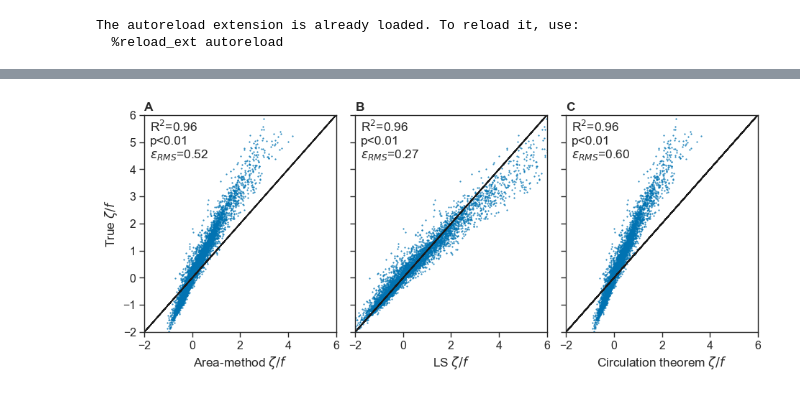
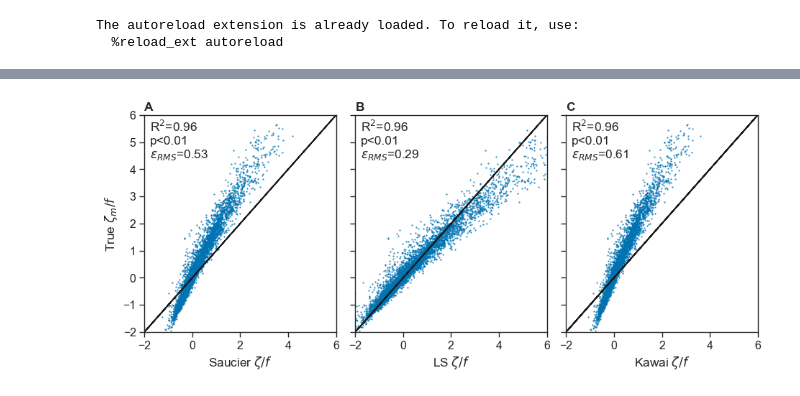
Before and after one commit to sessink/velocity_gradients, a Jupyter notebook: notebooks/compare_methods.ipynb, the cells around one changed output, grey strips where cells are left out. Drawn from its saved outputs; the diff is of its cells as text; code cells hidden in the pictures.

```diff
--- a/notebooks/compare_methods.ipynb
+++ b/notebooks/compare_methods.ipynb
@@ -75,7 +86,7 @@ Data variables:
 # %%
 from scipy.spatial import ConvexHull, convex_hull_plot_2d
 # %%
-xi, yi = make_n_hexs(0.1, 1, 1, 6)
+xi, yi = make_n_hexs(0.1, 3, 1, 6)
 
 fu=fu_list[0]
 fv=fv_list[0]
@@ -109,0 +139,5 @@ plt.plot(points_n[hull_n.vertices,0], points_n[hull_n.vertices,1], 'b--', lw=2)
+# %%
+xtest = np.arange(np.min(points[:,0]),np.max(points[:,0]),0.001)
+ytest = np.arange(np.min(points[:,1]),np.max(points[:,1]),0.001)
+# %%
+x,y = np.meshgrid(xtest,ytest)
@@ -181,8 +240,8 @@ ax[0].plot(SAU,TRUE,'.', markersize=1)
 ax[0].plot(TRUE,TRUE,color='k')
 ax[0].set_ylim(-2,6)
 ax[0].set_xlim(-2,6)
-ax[0].set_ylabel('True $\zeta/f$')
-ax[0].set_xlabel('Area-method $\zeta/f$')
+ax[0].set_ylabel('True $\zeta_m/f$')
+ax[0].set_xlabel('Saucier $\zeta/f$')
 
 r,p = pearsonr(SAU, TRUE)
 e = np.sqrt( np.mean( (SAU-TRUE)**2 ) )
@@ -190,32 +249,32 @@ r2=r**2
 ax[0].annotate(rf'R$^2$={r2:2.2f}'+'\n'+r'p<0.01'+'\n'+rf'$\epsilon_{{RMS}}$={e:2.2f}',(0.03,0.8),xycoords='axes fraction')
 
 
 ax[1].plot(LS,TRUE,'.', markersize=1)
 ax[1].plot(TRUE,TRUE,color='k')
 ax[1].set_ylim(-2,6)
 ax[1].set_xlim(-2,6)
 ax[1].set_xlabel('LS $\zeta/f$')
 
 r,p = pearsonr(LS, TRUE)
 e = np.sqrt( np.mean( (LS-TRUE)**2 ) )
 r2=r**2
 ax[1].annotate(rf'R$^2$={r2:2.2f}'+'\n'+r'p<0.01'+'\n'+rf'$\epsilon_{{RMS}}$={e:2.2f}',(0.03,0.8),xycoords='axes fraction')
 
 ax[2].plot(KAW,TRUE,'.', markersize=1)
 ax[2].plot(TRUE,TRUE,color='k')
 ax[2].set_ylim(-2,6)
 ax[2].set_xlim(-2,6)
-ax[2].set_xlabel('Circulation theorem $\zeta/f$')
+ax[2].set_xlabel('Kawai $\zeta/f$')
 
 r,p = pearsonr(KAW, TRUE)
 e = np.sqrt( np.mean( (KAW-TRUE)**2 ) )
 r2=r**2
 ax[2].annotate(rf'R$^2$={r2:2.2f}'+'\n'+r'p<0.01'+'\n'+rf'$\epsilon_{{RMS}}$={e:2.2f}',(0.03,0.8),xycoords='axes fraction')
 
 plt.subplots_adjust(wspace=0.1)
 
 alphabet(ax)
 
 plt.savefig('../figures/compare_methods.pdf',dpi=600)
 # %% [output]
-[figure, old version]
+[figure, new version]
```
Also changed, not shown: parts of 14 cells of this notebook, 5 other files.
